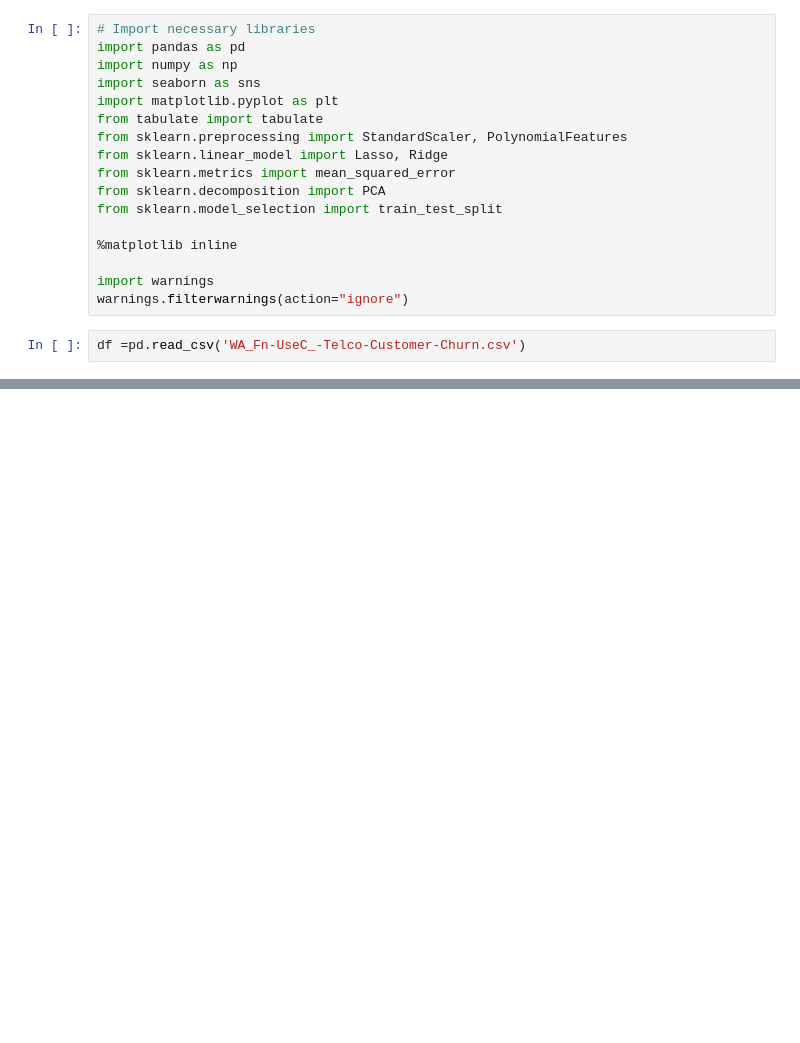
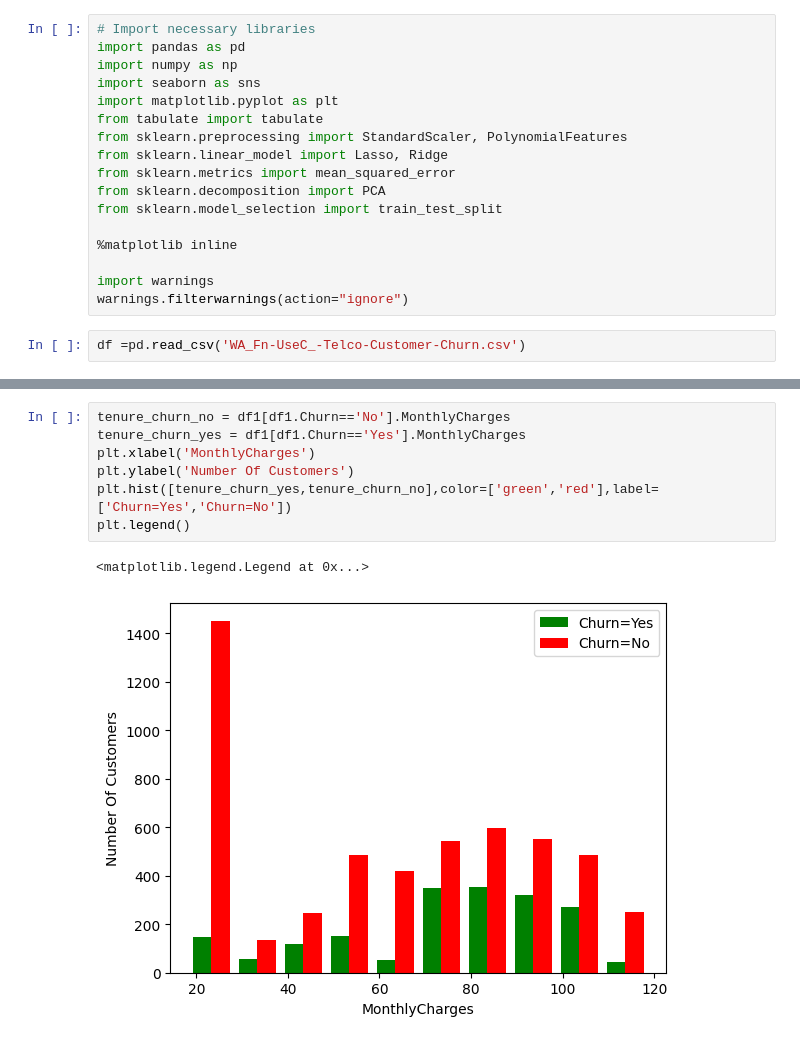
Before and after one commit to sumitdas9706563464-ux/Customer_churn_Predection, a Jupyter notebook: churn_predection.ipynb, the cells around one changed output, grey strips where cells are left out. Drawn from its saved outputs; the diff is of its cells as text; blank space fills up the shorter version.

```diff
--- a/churn_predection.ipynb
+++ b/churn_predection.ipynb
@@ -37,0 +123,10 @@ KeyError: "['customerID'] not found in axis"
+# %%
+tenure_churn_no = df1[df1.Churn=='No'].MonthlyCharges
+tenure_churn_yes = df1[df1.Churn=='Yes'].MonthlyCharges
+plt.xlabel('MonthlyCharges')
+plt.ylabel('Number Of Customers')
+plt.hist([tenure_churn_yes,tenure_churn_no],color=['green','red'],label=['Churn=Yes','Churn=No'])
+plt.legend()
+# %% [output]
+<matplotlib.legend.Legend at 0x...>
+[figure, added]
```
Also changed, not shown: parts of 8 cells of this notebook.
